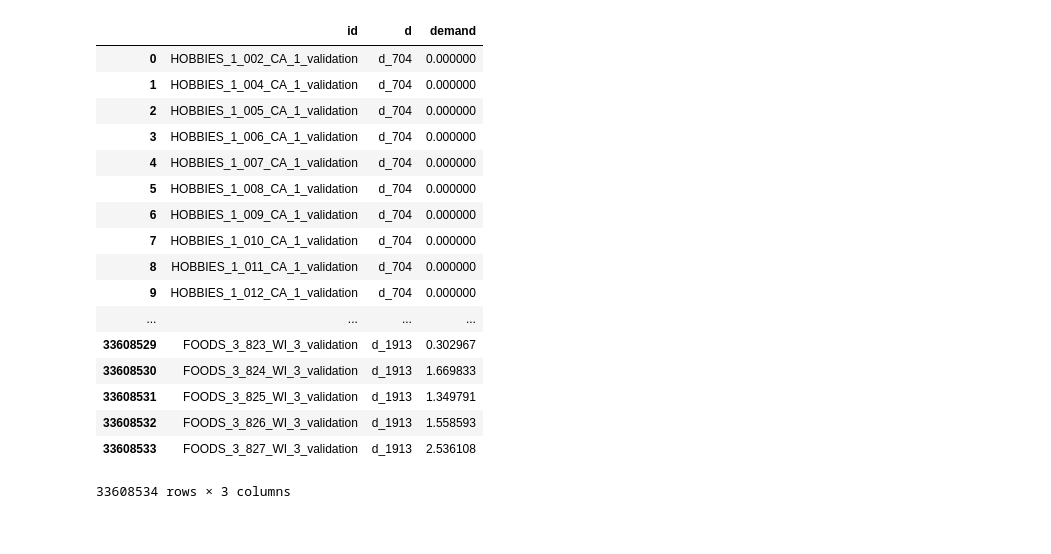
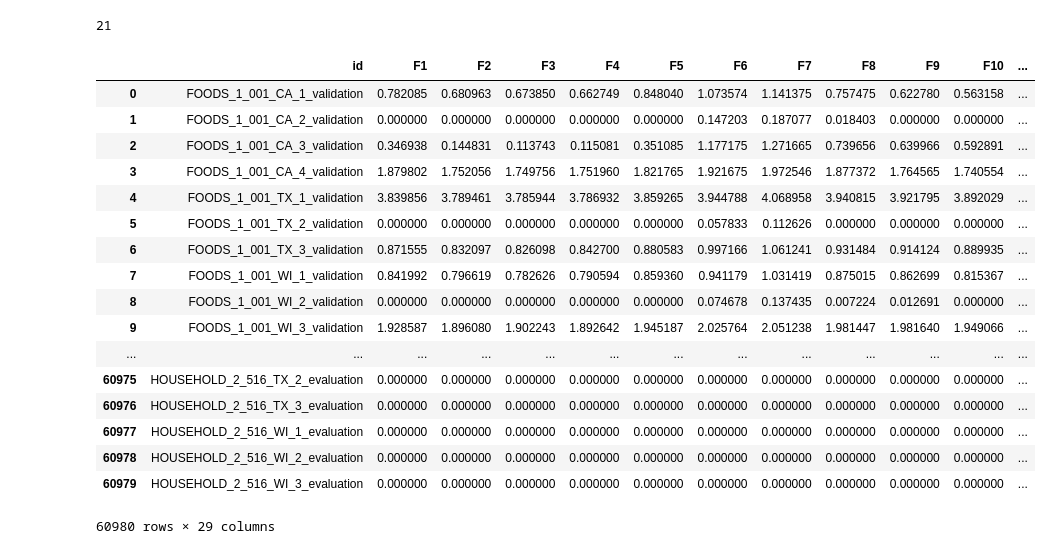
Before and after one commit to MitsuruFujiwara/M5-Forecasting-Accuracy, a Jupyter notebook: src/903_blending.ipynb, the cells around one changed output. Drawn from its saved outputs; the diff is of its cells as text; code cells hidden in the pictures.

```diff
--- a/src/903_blending.ipynb
+++ b/src/903_blending.ipynb
@@ -46,23 +112,58 @@ sub = sub.merge(sub3[['id']+col_21days],on='id',how='left')
 # %%
-oof=pd.read_csv('../output/oof_lgbm_cv.csv')
+sub = pd.read_csv('../input/sample_submission.csv')
-# %%
-oof
-# %% [output]
-|  | id | d | demand |
-| 0 | HOBBIES_1_002_CA_1_validation | d_704 | 0.000000 |
-| 1 | HOBBIES_1_004_CA_1_validation | d_704 | 0.000000 |
-| 2 | HOBBIES_1_005_CA_1_validation | d_704 | 0.000000 |
-| 3 | HOBBIES_1_006_CA_1_validation | d_704 | 0.000000 |
-| 4 | HOBBIES_1_007_CA_1_validation | d_704 | 0.000000 |
-| 5 | HOBBIES_1_008_CA_1_validation | d_704 | 0.000000 |
-| 6 | HOBBIES_1_009_CA_1_validation | d_704 | 0.000000 |
-| 7 | HOBBIES_1_010_CA_1_validation | d_704 | 0.000000 |
-| 8 | HOBBIES_1_011_CA_1_validation | d_704 | 0.000000 |
-| 9 | HOBBIES_1_012_CA_1_validation | d_704 | 0.000000 |
-| ... | ... | ... | ... |
-| 33608529 | FOODS_3_823_WI_3_validation | d_1913 | 0.302967 |
-| 33608530 | FOODS_3_824_WI_3_validation | d_1913 | 1.669833 |
-| 33608531 | FOODS_3_825_WI_3_validation | d_1913 | 1.349791 |
-| 33608532 | FOODS_3_826_WI_3_validation | d_1913 | 1.558593 |
-| 33608533 | FOODS_3_827_WI_3_validation | d_1913 | 2.536108 |
-33608534 rows × 3 columns
+# %%
+# split test data
+sub['is_test1']=sub['id'].apply(lambda x: True if '_validation' in x else False)
+sub['is_test2']=sub['id'].apply(lambda x: True if '_evaluation' in x else False)
+
+test1 = sub[sub['is_test1']]
+test2 = sub[sub['is_test2']]
+
+del sub
+gc.collect()
+
+# drop flags
+test1.drop(['is_test1','is_test2'],axis=1,inplace=True)
+test2.drop(['is_test1','is_test2'],axis=1,inplace=True)
+
+# change column name
+test1.columns = ['id']+COLS_TEST1
+test2.columns = ['id']+COLS_TEST2
+
+# change id
+test2['id'] = test2['id'].str.replace('_evaluation','_validation')
+
+# merge
+df = df.merge(test1,on='id',how='left')
+df = df.merge(test2,on='id',how='left')
+
+del test1, test2
+gc.collect()
+# %% [output]
+21
+# %%
+sub.fillna(0,inplace=True)
+# %%
+# postprocesssing
+cols_f = [f'F{i}' for i in range(1,29)]
+sub.loc[:,cols_f] = sub[cols_f].where(sub[cols_f]>0,0)
+sub
+# %% [output]
+|  | id | F1 | F2 | F3 | F4 | F5 | F6 | F7 | F8 | F9 | F10 | ... |
+| 0 | FOODS_1_001_CA_1_validation | 0.782085 | 0.680963 | 0.673850 | 0.662749 | 0.848040 | 1.073574 | 1.141375 | 0.757475 | 0.622780 | 0.563158 | ... |
+| 1 | FOODS_1_001_CA_2_validation | 0.000000 | 0.000000 | 0.000000 | 0.000000 | 0.000000 | 0.147203 | 0.187077 | 0.018403 | 0.000000 | 0.000000 | ... |
+| 2 | FOODS_1_001_CA_3_validation | 0.346938 | 0.144831 | 0.113743 | 0.115081 | 0.351085 | 1.177175 | 1.271665 | 0.739656 | 0.639966 | 0.592891 | ... |
+| 3 | FOODS_1_001_CA_4_validation | 1.879802 | 1.752056 | 1.749756 | 1.751960 | 1.821765 | 1.921675 | 1.972546 | 1.877372 | 1.764565 | 1.740554 | ... |
+| 4 | FOODS_1_001_TX_1_validation | 3.839856 | 3.789461 | 3.785944 | 3.786932 | 3.859265 | 3.944788 | 4.068958 | 3.940815 | 3.921795 | 3.892029 | ... |
+| 5 | FOODS_1_001_TX_2_validation | 0.000000 | 0.000000 | 0.000000 | 0.000000 | 0.000000 | 0.057833 | 0.112626 | 0.000000 | 0.000000 | 0.000000 | ... |
+| 6 | FOODS_1_001_TX_3_validation | 0.871555 | 0.832097 | 0.826098 | 0.842700 | 0.880583 | 0.997166 | 1.061241 | 0.931484 | 0.914124 | 0.889935 | ... |
+| 7 | FOODS_1_001_WI_1_validation | 0.841992 | 0.796619 | 0.782626 | 0.790594 | 0.859360 | 0.941179 | 1.031419 | 0.875015 | 0.862699 | 0.815367 | ... |
+| 8 | FOODS_1_001_WI_2_validation | 0.000000 | 0.000000 | 0.000000 | 0.000000 | 0.000000 | 0.074678 | 0.137435 | 0.007224 | 0.012691 | 0.000000 | ... |
+| 9 | FOODS_1_001_WI_3_validation | 1.928587 | 1.896080 | 1.902243 | 1.892642 | 1.945187 | 2.025764 | 2.051238 | 1.981447 | 1.981640 | 1.949066 | ... |
+| ... | ... | ... | ... | ... | ... | ... | ... | ... | ... | ... | ... | ... |
+| 60975 | HOUSEHOLD_2_516_TX_2_evaluation | 0.000000 | 0.000000 | 0.000000 | 0.000000 | 0.000000 | 0.000000 | 0.000000 | 0.000000 | 0.000000 | 0.000000 | ... |
+| 60976 | HOUSEHOLD_2_516_TX_3_evaluation | 0.000000 | 0.000000 | 0.000000 | 0.000000 | 0.000000 | 0.000000 | 0.000000 | 0.000000 | 0.000000 | 0.000000 | ... |
+| 60977 | HOUSEHOLD_2_516_WI_1_evaluation | 0.000000 | 0.000000 | 0.000000 | 0.000000 | 0.000000 | 0.000000 | 0.000000 | 0.000000 | 0.000000 | 0.000000 | ... |
+| 60978 | HOUSEHOLD_2_516_WI_2_evaluation | 0.000000 | 0.000000 | 0.000000 | 0.000000 | 0.000000 | 0.000000 | 0.000000 | 0.000000 | 0.000000 | 0.000000 | ... |
+| 60979 | HOUSEHOLD_2_516_WI_3_evaluation | 0.000000 | 0.000000 | 0.000000 | 0.000000 | 0.000000 | 0.000000 | 0.000000 | 0.000000 | 0.000000 | 0.000000 | ... |
+60980 rows × 29 columns
```
Also changed, not shown: parts of 18 cells of this notebook, 15 other files.
